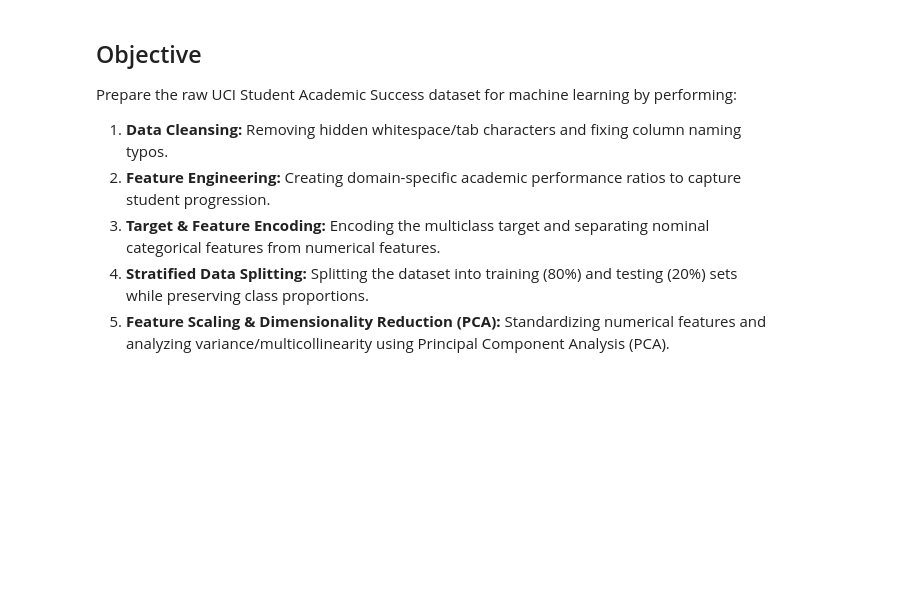
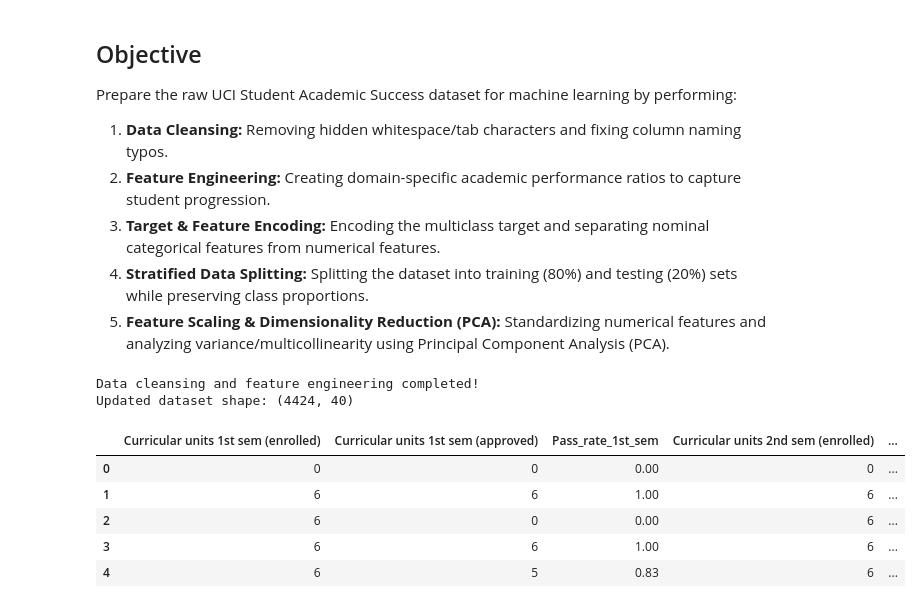
Before and after one commit to mrsegaexplains/IT5022_machine_learning_group_assignment, a Jupyter notebook: notebooks/02_data_preprocessing.ipynb, the cells around one changed output. Saved outputs shown, nothing was run; the diff lists cells and outputs as text; code cells hidden in the pictures; blank space fills up the shorter version.

```diff
--- a/notebooks/02_data_preprocessing.ipynb
+++ b/notebooks/02_data_preprocessing.ipynb
@@ -22,3 +22,53 @@ from sklearn.decomposition import PCA
 
 sns.set_theme(style="whitegrid")
 RANDOM_STATE = 42
+# %%
+# 1. Load the raw dataset
+project_root = Path.cwd()
+if project_root.name == "notebooks":
+    project_root = project_root.parent
+
+data_path = project_root / "data" / "raw" / "data.csv"
+df = pd.read_csv(data_path, sep=";")
+
+# 2. Data Cleansing: Strip trailing tabs/whitespace and fix spelling typo
+df.columns = df.columns.str.strip()
+df.rename(columns={"Nacionality": "Nationality"}, inplace=True)
+
+# 3. Feature Engineering: Create academic progression ratios
+# Safe division using np.where to avoid division by zero when enrolled units == 0
+df["Pass_rate_1st_sem"] = np.where(
+    df["Curricular units 1st sem (enrolled)"] > 0,
+    df["Curricular units 1st sem (approved)"] / df["Curricular units 1st sem (enrolled)"],
+    0.0
+)
+
+df["Pass_rate_2nd_sem"] = np.where(
+    df["Curricular units 2nd sem (enrolled)"] > 0,
+    df["Curricular units 2nd sem (approved)"] / df["Curricular units 2nd sem (enrolled)"],
+    0.0
+)
+
+df["Grade_diff_sem2_sem1"] = (
+    df["Curricular units 2nd sem (grade)"] - df["Curricular units 1st sem (grade)"]
+)
+
+print("Data cleansing and feature engineering completed!")
+print(f"Updated dataset shape: {df.shape}")
+
+display(
+    df[[
+        "Curricular units 1st sem (enrolled)", "Curricular units 1st sem (approved)", "Pass_rate_1st_sem",
+        "Curricular units 2nd sem (enrolled)", "Curricular units 2nd sem (approved)", "Pass_rate_2nd_sem",
+        "Grade_diff_sem2_sem1", "Target"
+    ]].head().round(2)
+)
+# %% [output]
+Data cleansing and feature engineering completed!
+Updated dataset shape: (4424, 40)
+|  | Curricular units 1st sem (enrolled) | Curricular units 1st sem (approved) | Pass_rate_1st_sem | Curricular units 2nd sem (enrolled) | ... |
+| 0 | 0 | 0 | 0.00 | 0 | ... |
+| 1 | 6 | 6 | 1.00 | 6 | ... |
+| 2 | 6 | 0 | 0.00 | 6 | ... |
+| 3 | 6 | 6 | 1.00 | 6 | ... |
+| 4 | 6 | 5 | 0.83 | 6 | ... |
```
Also changed, not shown: parts of 7 cells of this notebook, 7 other files.
